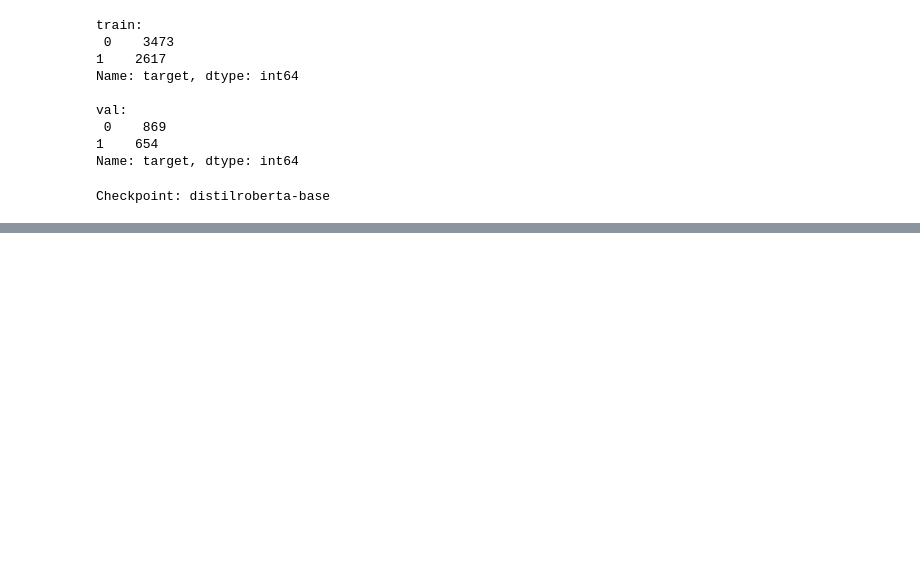
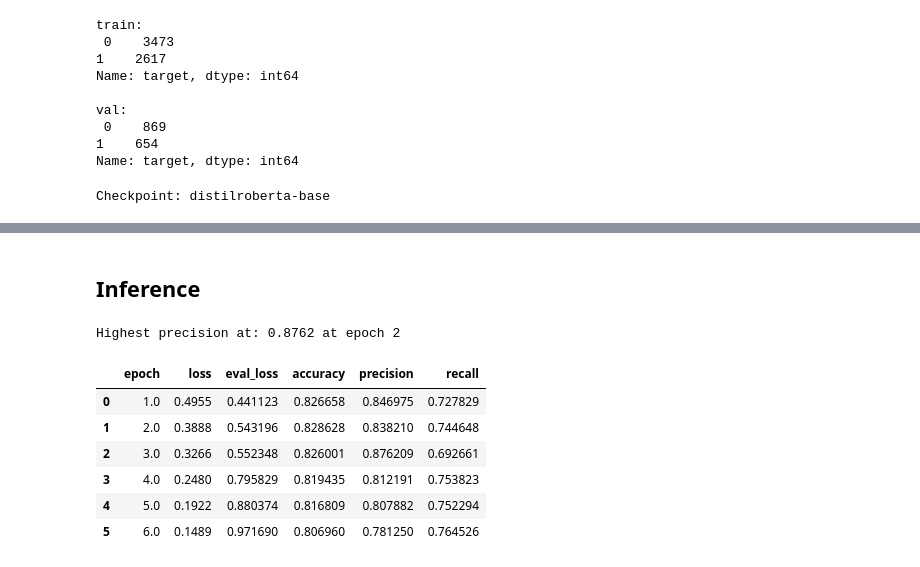
Before and after one commit to EricJohanssoon/disaster_tweets, a Jupyter notebook: disaster_tweets.ipynb, the cells around one changed output, grey strips where cells are left out. Cells and saved outputs as stored; diff of their text form; code cells hidden in the pictures; blank space fills up the shorter version.

```diff
--- a/disaster_tweets.ipynb
+++ b/disaster_tweets.ipynb
@@ -175,0 +206,2 @@ KeyboardInterrupt:
+# %% [markdown]
+## Inference
@@ -175,0 +282,18 @@ KeyboardInterrupt:
+# %%
+#Retrieving history
+history = trainer.state.log_history.copy()
+
+df_history = history_to_df(history)
+
+#Printing lowest evaluation loss
+print(f"Highest precision at: {df_history['precision'].max():.4f} at epoch {np.argmax(df_history['precision'])}")
+df_history
+# %% [output]
+Highest precision at: 0.8762 at epoch 2
+|  | epoch | loss | eval_loss | accuracy | precision | recall |
+| 0 | 1.0 | 0.4955 | 0.441123 | 0.826658 | 0.846975 | 0.727829 |
+| 1 | 2.0 | 0.3888 | 0.543196 | 0.828628 | 0.838210 | 0.744648 |
+| 2 | 3.0 | 0.3266 | 0.552348 | 0.826001 | 0.876209 | 0.692661 |
+| 3 | 4.0 | 0.2480 | 0.795829 | 0.819435 | 0.812191 | 0.753823 |
+| 4 | 5.0 | 0.1922 | 0.880374 | 0.816809 | 0.807882 | 0.752294 |
+| 5 | 6.0 | 0.1489 | 0.971690 | 0.806960 | 0.781250 | 0.764526 |
```
Also changed, not shown: parts of 16 cells of this notebook, 1 other file.
